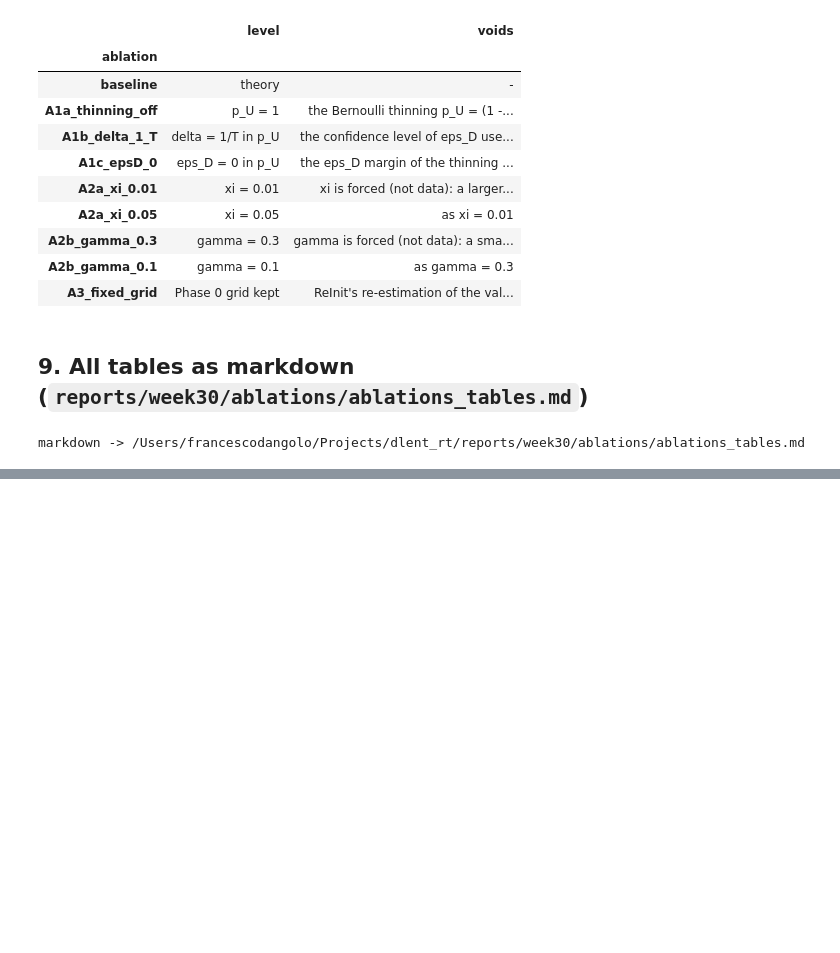
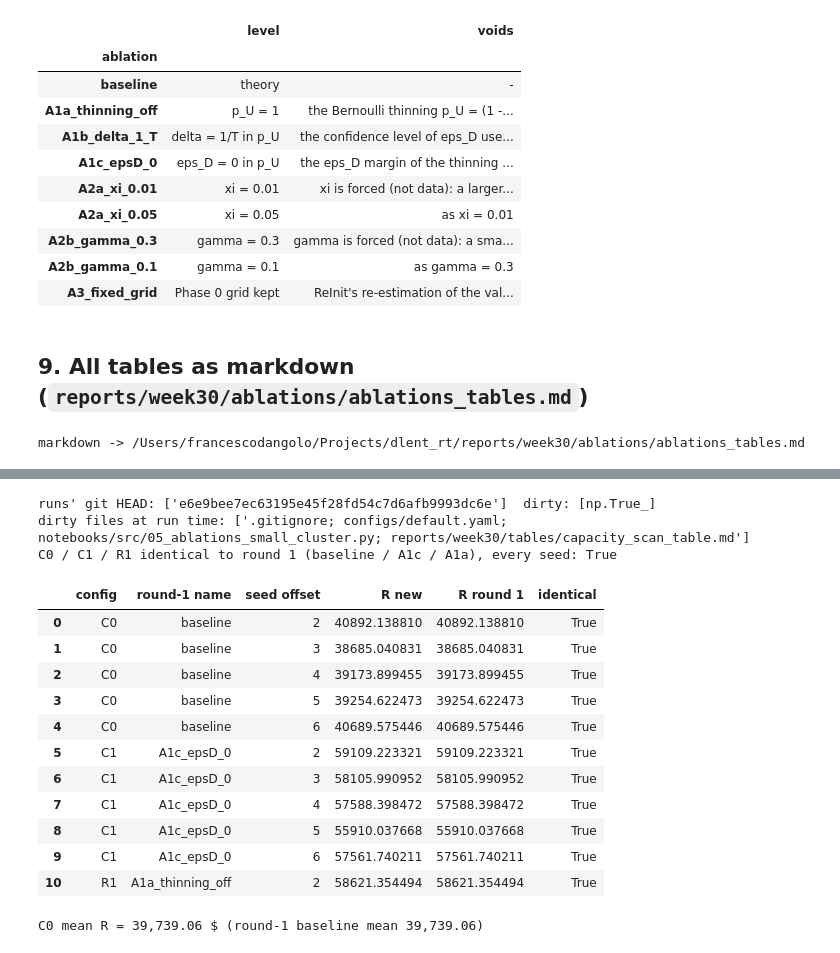
Before and after one commit to dangolofrancesco/dlent_rt, a Jupyter notebook: notebooks/05_ablations_small_cluster.ipynb, the cells around one changed output, grey strips where cells are left out. Saved outputs shown, nothing was run; the diff lists cells and outputs as text; code cells hidden in the pictures; blank space fills up the shorter version.

```diff
--- a/notebooks/05_ablations_small_cluster.ipynb
+++ b/notebooks/05_ablations_small_cluster.ipynb
@@ -331,0 +346,33 @@ markdown -> /Users/francescodangolo/Projects/dlent_rt/reports/week30/ablations/a
+# %%
+CDIR = ADIR
+for f in ("cumulative_summary.csv", "cumulative_runs.csv", "cumulative_phase_tables.csv", "cumulative_checks.csv"):
+    if not (CDIR / f).is_file():
+        raise FileNotFoundError(f"{CDIR / f} missing: run `dlent_venv/bin/python scripts/ablation_runner.py cumulative`")
+CSUM = pd.read_csv(CDIR / "cumulative_summary.csv", index_col=0)
+CRUNS = pd.read_csv(CDIR / "cumulative_runs.csv")
+CPH = pd.read_csv(CDIR / "cumulative_phase_tables.csv")
+CCHK = pd.read_csv(CDIR / "cumulative_checks.csv")
+print("runs' git HEAD:", sorted(CRUNS["run git HEAD"].unique()), " dirty:", sorted(CRUNS["run dirty"].unique()))
+print("dirty files at run time:", sorted(CRUNS["run dirty files"].unique()))
+print("C0 / C1 / R1 identical to round 1 (baseline / A1c / A1a), every seed:", bool(CCHK["identical"].all()))
+display(CCHK)
+c0 = CSUM.loc["C0", "R mean $"]
+print(f"C0 mean R = {c0:,.2f} $ (round-1 baseline mean 39,739.06)")
+assert round(c0, 2) == 39_739.06 and CCHK["identical"].all()
+# %% [output]
+runs' git HEAD: ['e6e9bee7ec63195e45f28fd54c7d6afb9993dc6e']  dirty: [np.True_]
+dirty files at run time: ['.gitignore; configs/default.yaml; notebooks/src/05_ablations_small_cluster.py; reports/week30/tables/capacity_scan_table.md']
+C0 / C1 / R1 identical to round 1 (baseline / A1c / A1a), every seed: True
+|  | config | round-1 name | seed offset | R new | R round 1 | identical |
+| 0 | C0 | baseline | 2 | 40892.138810 | 40892.138810 | True |
+| 1 | C0 | baseline | 3 | 38685.040831 | 38685.040831 | True |
+| 2 | C0 | baseline | 4 | 39173.899455 | 39173.899455 | True |
+| 3 | C0 | baseline | 5 | 39254.622473 | 39254.622473 | True |
+| 4 | C0 | baseline | 6 | 40689.575446 | 40689.575446 | True |
+| 5 | C1 | A1c_epsD_0 | 2 | 59109.223321 | 59109.223321 | True |
+| 6 | C1 | A1c_epsD_0 | 3 | 58105.990952 | 58105.990952 | True |
+| 7 | C1 | A1c_epsD_0 | 4 | 57588.398472 | 57588.398472 | True |
+| 8 | C1 | A1c_epsD_0 | 5 | 55910.037668 | 55910.037668 | True |
+| 9 | C1 | A1c_epsD_0 | 6 | 57561.740211 | 57561.740211 | True |
+| 10 | R1 | A1a_thinning_off | 2 | 58621.354494 | 58621.354494 | True |
+C0 mean R = 39,739.06 $ (round-1 baseline mean 39,739.06)
```
Also changed, not shown: parts of 8 cells of this notebook, 10 other files.
